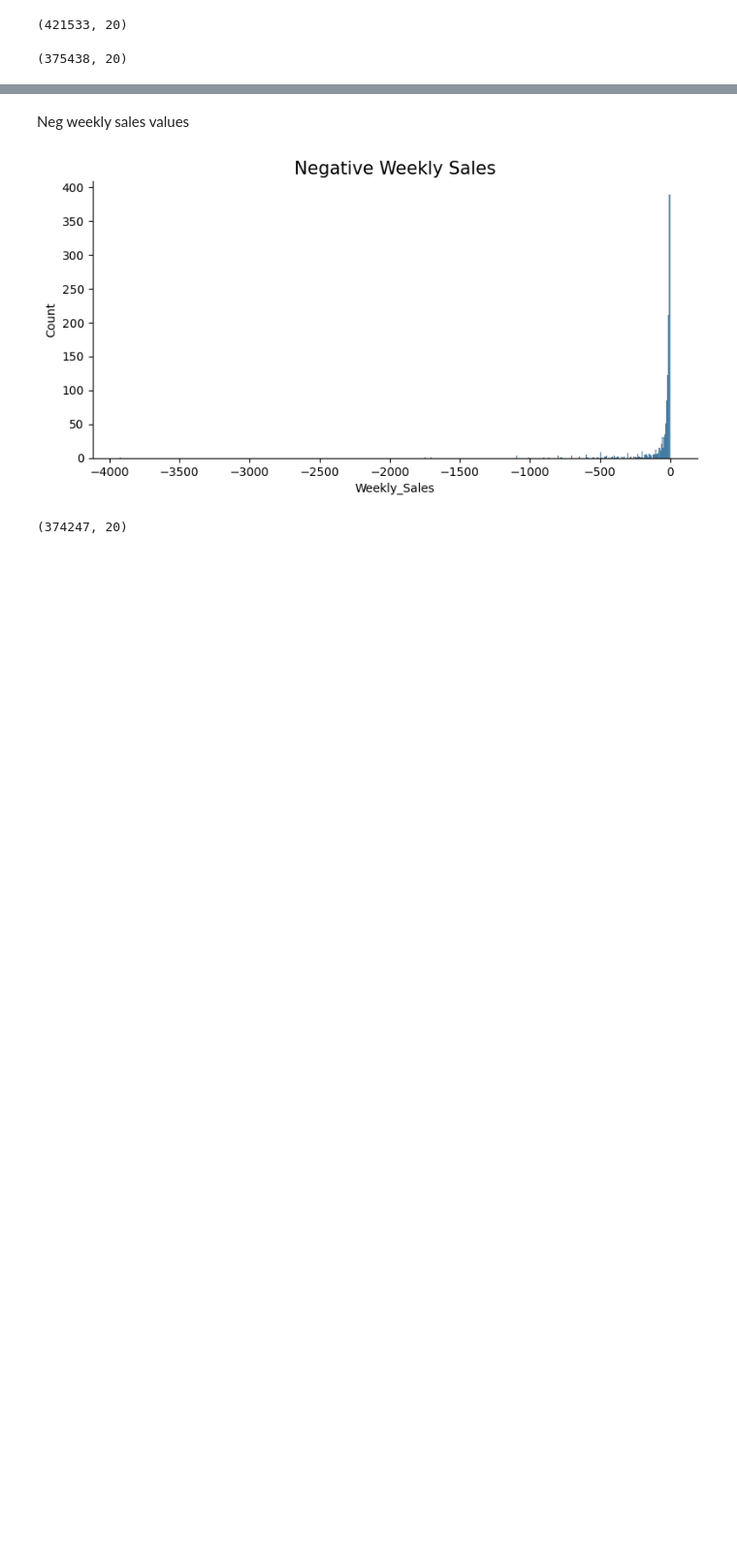
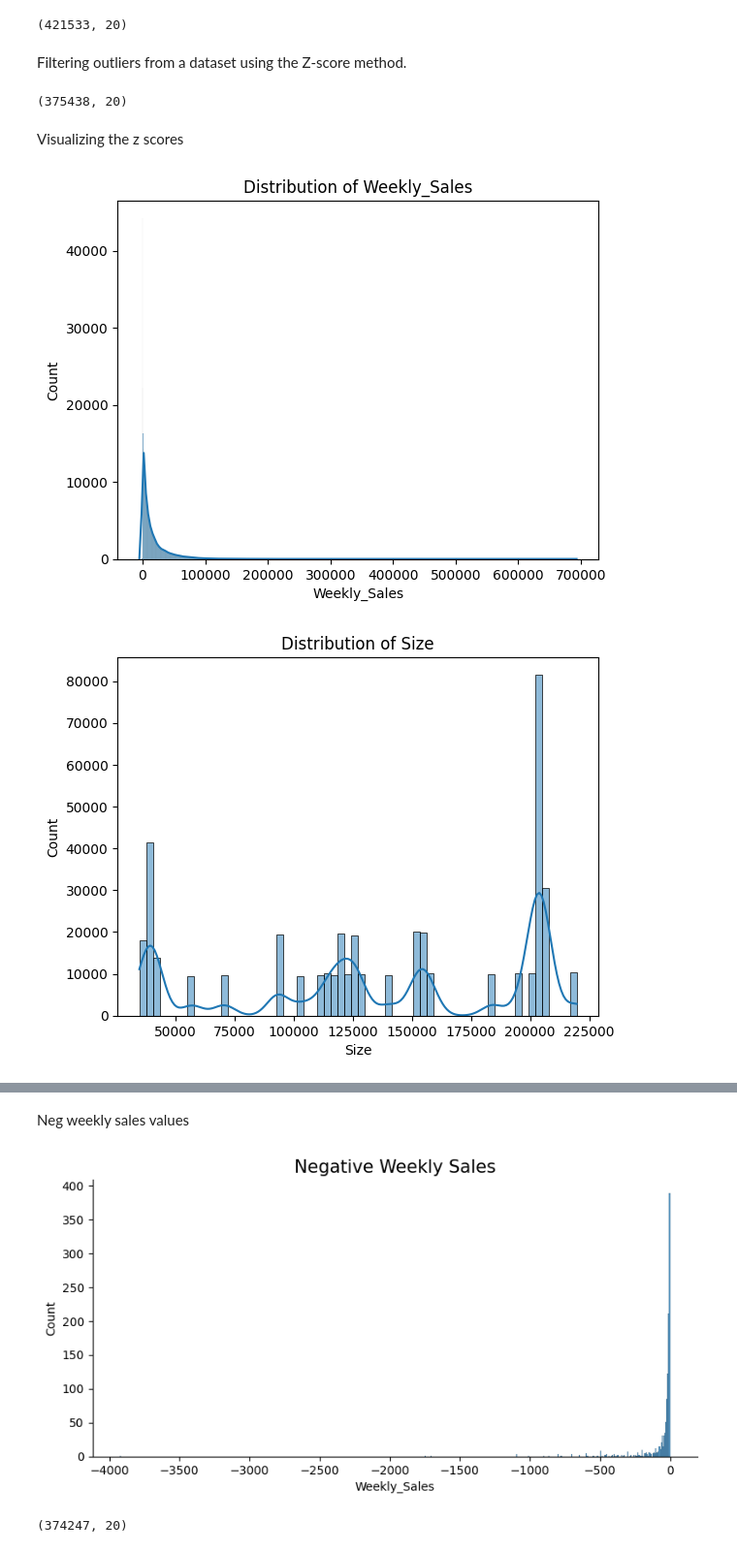
Before and after one commit to silas-ph/Project-2, a Jupyter notebook: sales_forecasting.ipynb, the cells around one changed output, grey strips where cells are left out. Shown at 97% size. Saved outputs shown, nothing was run; the diff lists cells and outputs as text; code cells hidden in the pictures; blank space fills up the shorter version.

```diff
--- a/sales_forecasting.ipynb
+++ b/sales_forecasting.ipynb
@@ -342,8 +460,21 @@ data_numeric = data[numeric_col].copy()
 data.shape
 # %% [output]
 (421533, 20)
+# %% [markdown]
+Filtering outliers from a dataset using the Z-score method.
 # %%
 data = data[(np.abs(stats.zscore(data_numeric)) < 2.5).all(axis=1)]
 data.shape
 # %% [output]
 (375438, 20)
+# %% [markdown]
+Visualizing the z scores
+# %%
+for col in data_numeric.columns:
+    plt.figure()
+    sns.histplot(data_numeric[col], kde=True)
+    plt.title(f"Distribution of {col}")
+    plt.show()
+# %% [output]
+[figure, added]
+[figure, added]
```
Also changed, not shown: parts of 75 cells of this notebook, 10 other files.
